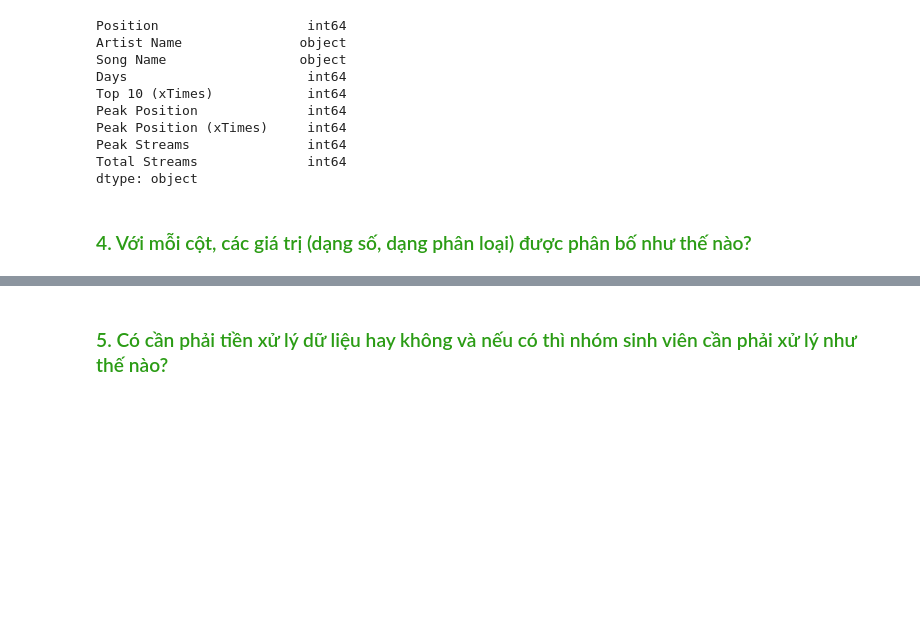
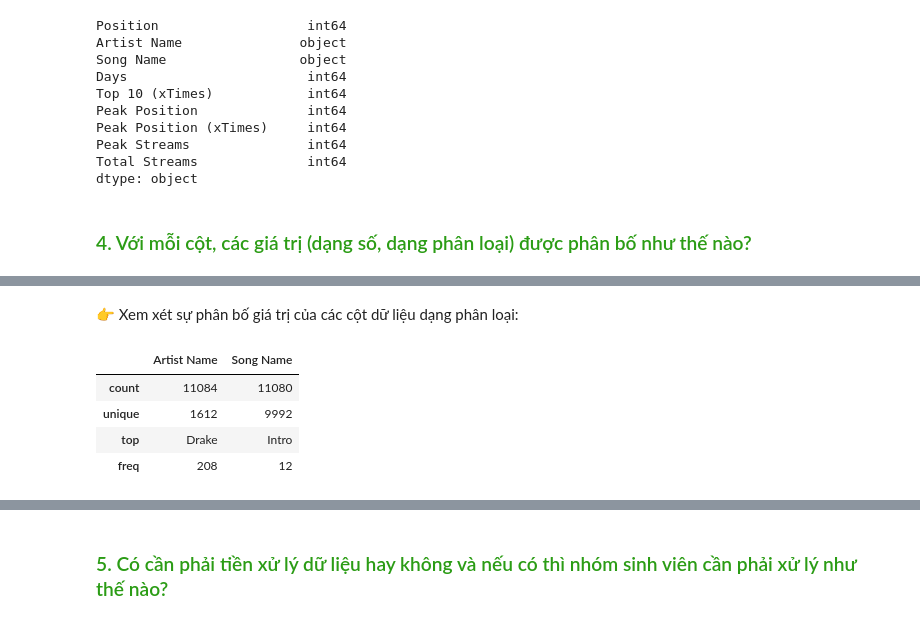
Before and after one commit to PhuongAnh57/LAB1-TQHDL, a Jupyter notebook: source_codes/main.ipynb, the cells around one changed output, grey strips where cells are left out. Drawn from its saved outputs; the diff is of its cells as text; code cells hidden in the pictures; blank space fills up the shorter version.

```diff
--- a/source_codes/main.ipynb
+++ b/source_codes/main.ipynb
@@ -160,0 +212,17 @@ dtype: object
+# %% [markdown]
+👉 Xem xét sự phân bố giá trị của các cột dữ liệu dạng phân loại:
+# %%
+category = {
+    'Artist Name': song_df['Artist Name'],
+    'Song Name': song_df['Song Name']
+}
+
+df2 = pd.DataFrame(category)
+cols2 = ['Artist Name', 'Song Name']
+df2[cols2].describe()
+# %% [output]
+|  | Artist Name | Song Name |
+| count | 11084 | 11080 |
+| unique | 1612 | 9992 |
+| top | Drake | Intro |
+| freq | 208 | 12 |
```
Also changed, not shown: parts of 18 cells of this notebook, 1 other file.
